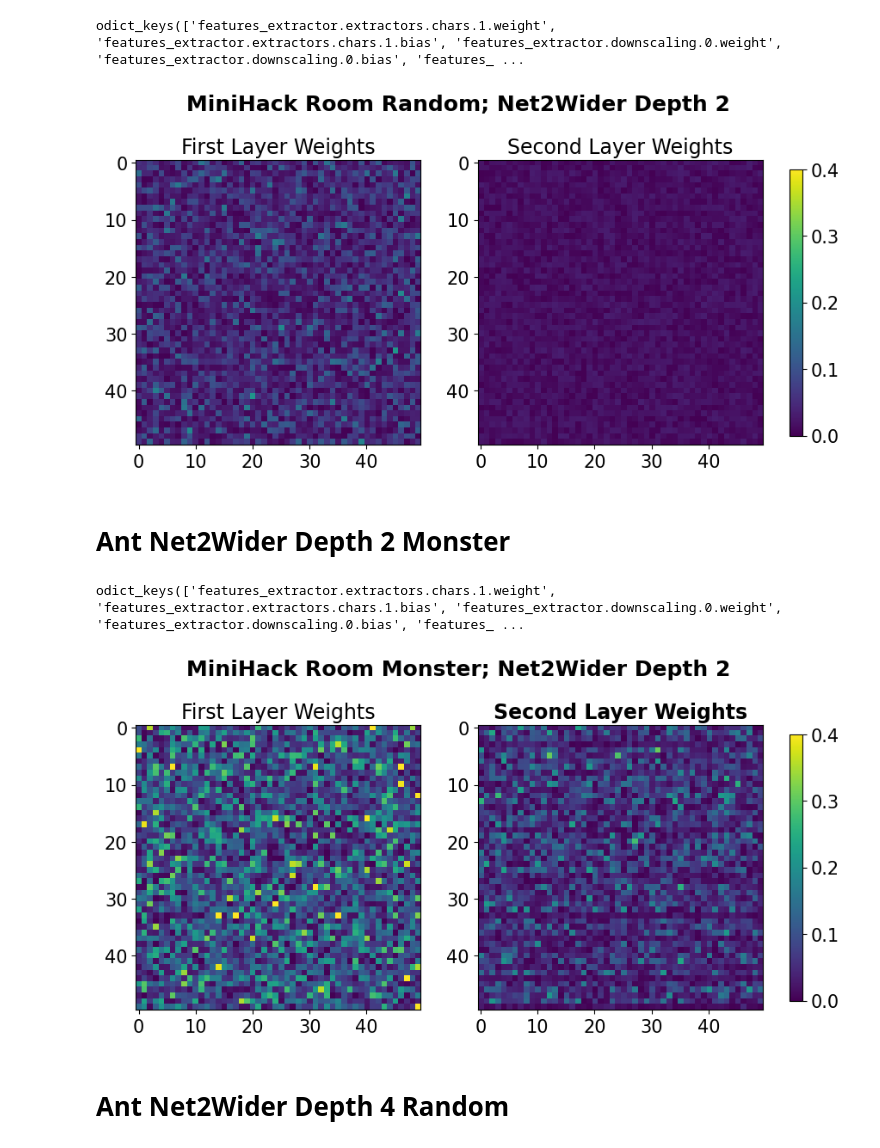
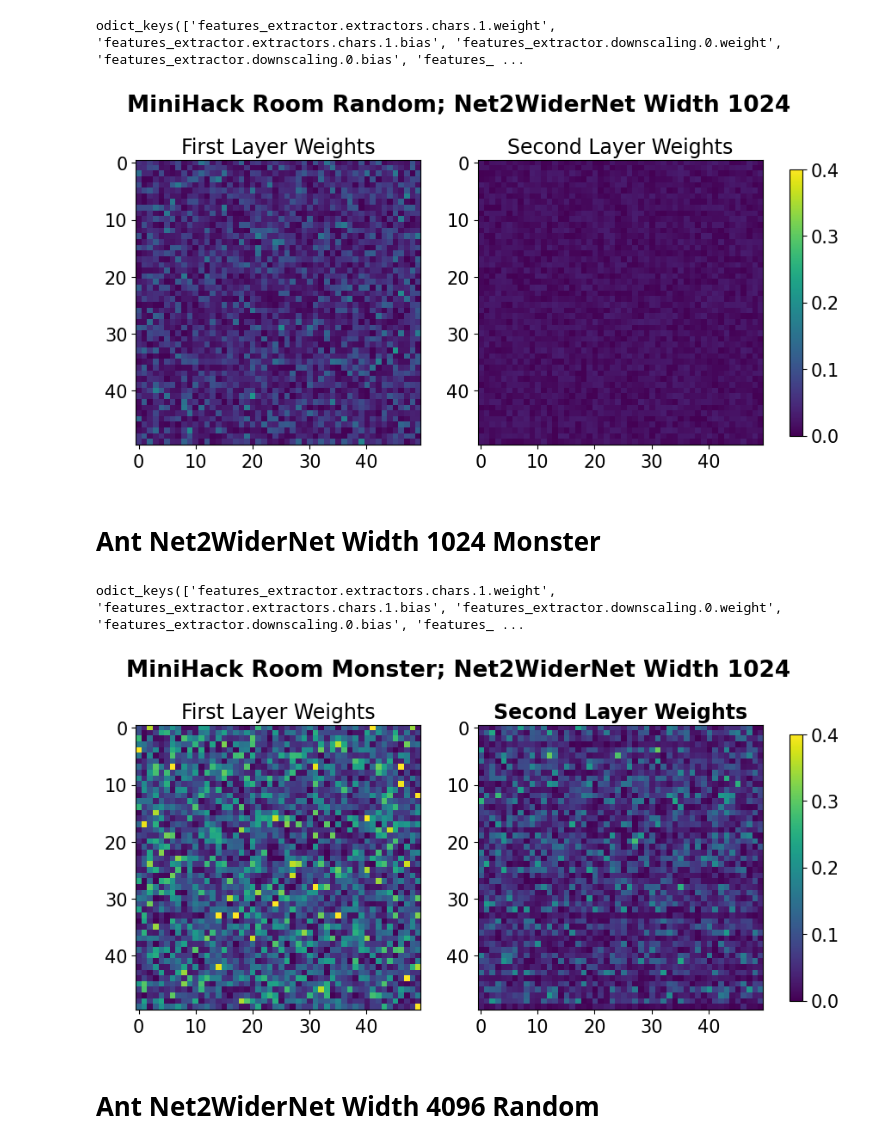
Before and after one commit to automl/GrowNN, a Jupyter notebook: plotting/network_weights/minihack/net2wider/visualize_net2deeper_ant.ipynb, the cells around one changed output. Saved outputs shown, nothing was run; the diff lists cells and outputs as text; code cells hidden in the pictures.

Commit message:
Update images

```diff
--- a/plotting/network_weights/minihack/net2wider/visualize_net2deeper_ant.ipynb
+++ b/plotting/network_weights/minihack/net2wider/visualize_net2deeper_ant.ipynb
@@ -52,12 +52,12 @@ im2 = axs[1].imshow(second_layer_weights, cmap='viridis', vmin=0, vmax=0.4)
 axs[1].set_title('Second Layer Weights', fontsize=17)
 # Last layer weights
 fig.colorbar(im2, ax=axs, orientation='vertical', fraction=0.02, pad=0.04)
-plt.suptitle('MiniHack Room Random; Net2Wider Depth 2', fontsize=19, fontweight='bold')
+plt.suptitle('MiniHack Room Random; Net2WiderNet Width 1024', fontsize=19, fontweight='bold')
 plt.savefig('plotting/network_weights/minihack/net2wider/random_2.png', bbox_inches='tight')
 # %% [output]
-[figure, old version]
+[figure, new version]
 # %% [markdown]
-# Ant Net2Wider Depth 2 Monster
+# Ant Net2WiderNet Width 1024 Monster
 # %%
 base_path = "fehring_growing_nn_new_seeded/net2wider_budget200/10/(64, 0.2, None, 0.003343880612533731, 0.95, 0.00023126111706719748, 0.5, 9, 2048, False, 0.5, 512, 2, 512, 2)/2/0/model.zip"
 data, params, pytorch_variables = load_from_zip_file(base_path)
@@ -76,20 +76,20 @@ second_layer_weights = second_layer_weights[:50, :50]
 # %%
 # Subplot with 3 figures horically
 fig, axs = plt.subplots(1,2, figsize=(10, 5))
 # First layer weights
 axs[0].imshow(first_layer_weights, cmap='viridis', vmin=0, vmax=0.4)
 axs[0].set_title('First Layer Weights', fontsize=17)
 # Second layer weights
 im2 = axs[1].imshow(second_layer_weights, cmap='viridis', vmin=0, vmax=0.4)
 axs[1].set_title('Second Layer Weights', fontsize=17, fontweight='bold')
 # Last layer weights
 fig.colorbar(im2, ax=axs, orientation='vertical', fraction=0.02, pad=0.04)
-plt.suptitle('MiniHack Room Monster; Net2Wider Depth 2', fontsize=19, fontweight='bold')
+plt.suptitle('MiniHack Room Monster; Net2WiderNet Width 1024', fontsize=19, fontweight='bold')
 plt.savefig('plotting/network_weights/minihack/net2wider/monster_2.png', bbox_inches='tight')
 # %% [output]
-[figure, old version]
+[figure, new version]
 # %% [markdown]
-# Ant Net2Wider Depth 4 Random
+# Ant Net2WiderNet Width 4096 Random
 # %%
 base_path = "fehring_growing_nn_new_seeded/net2wider_budget200/8/(32, 0.2, None, 0.0005309372850206717, 0.95, 0.00020422562780736536, 0.5, 10, 2048, False, 0.5, 512, 2, 512, 2)/4/0/model.zip"
 data, params, pytorch_variables = load_from_zip_file(base_path)
```
Also changed, not shown: parts of 3 cells of this notebook, 4 other files.
